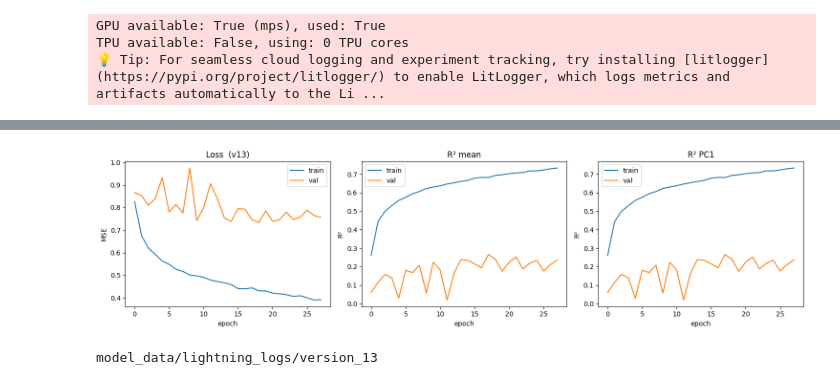
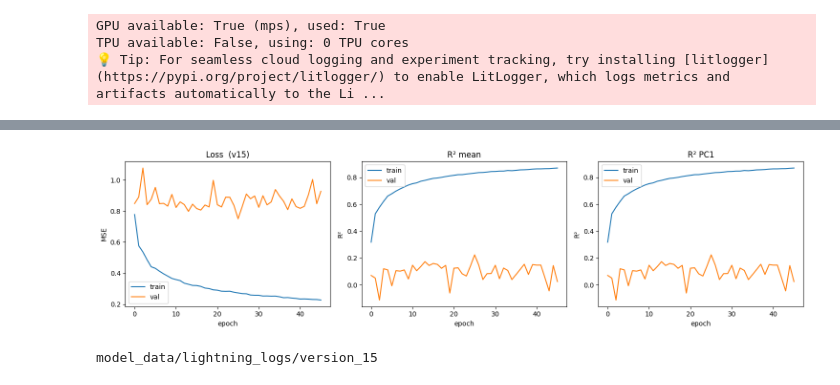
Before and after one commit to william2952/EEG_FDG_dementia, a Jupyter notebook: model_lightning.ipynb, the cells around one changed output, grey strips where cells are left out. Drawn from its saved outputs; the diff is of its cells as text; code cells hidden in the pictures.

```diff
--- a/model_lightning.ipynb
+++ b/model_lightning.ipynb
@@ -254,39 +255,39 @@ trainer.fit(model, train_loader, test_loader)
 # %%
 from tensorboard.backend.event_processing.event_accumulator import EventAccumulator
 
-VERSION = 13
+VERSION = 15
 
 log_dir = Path(f"model_data/lightning_logs/version_{VERSION}")
 ea = EventAccumulator(str(log_dir), size_guidance={"scalars": 0}); ea.Reload()
 tags = ea.Tags()["scalars"]
 
 def series(tag):
     return (list(range(len(ea.Scalars(tag)))), [e.value for e in ea.Scalars(tag)]) if tag in tags else ([], [])
 
 # detect how many PCs were logged
 n_pcs = sum(1 for t in tags if t.startswith("val_r2_pc"))
 n_plots = 2 + n_pcs          # loss | mean R² | pc1 R² | pc2 R² | ...
 fig, axes = plt.subplots(1, n_plots, figsize=(5 * n_plots, 4))
 
 # loss
 for tag, lab in [("train_loss_epoch", "train"), ("val_loss_epoch", "val")]:
     axes[0].plot(*series(tag), label=lab)
 axes[0].set(xlabel="epoch", ylabel="MSE", title=f"Loss  (v{VERSION})"); axes[0].legend()
 
 # mean R²
 for tag, lab in [("train_r2_mean", "train"), ("val_r2_mean", "val")]:
     axes[1].plot(*series(tag), label=lab)
 axes[1].set(xlabel="epoch", ylabel="R²", title="R² mean"); axes[1].legend()
 
 # per-PC R²
 for pc in range(1, n_pcs + 1):
     ax = axes[1 + pc]
     for tag, lab in [(f"train_r2_pc{pc}", "train"), (f"val_r2_pc{pc}", "val")]:
         ax.plot(*series(tag), label=lab)
     ax.set(xlabel="epoch", ylabel="R²", title=f"R² PC{pc}"); ax.legend()
 
 plt.tight_layout(); plt.show()
 print(log_dir)
 # %% [output]
-[figure, old version]
+[figure, new version]
-model_data/lightning_logs/version_13
+model_data/lightning_logs/version_15
```
Also changed, not shown: parts of 2 cells of this notebook, 2 other files.
